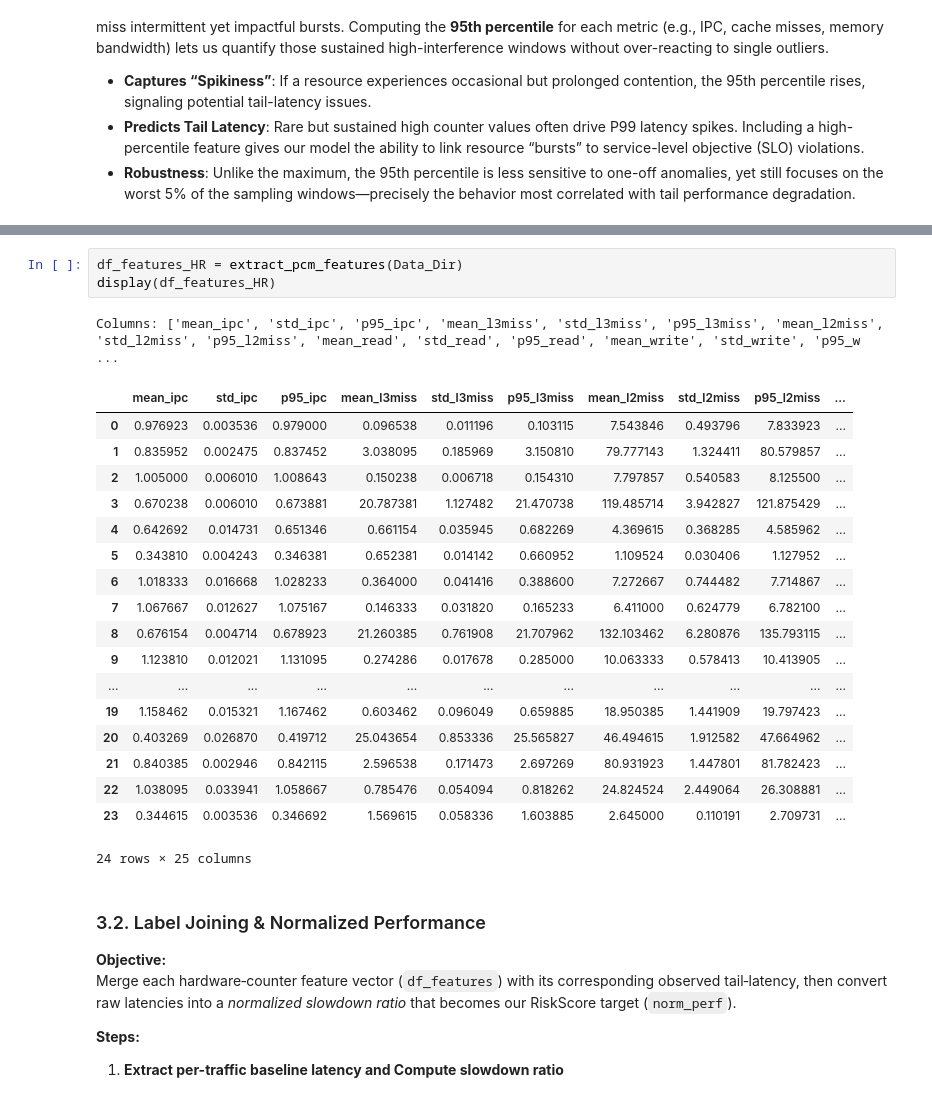
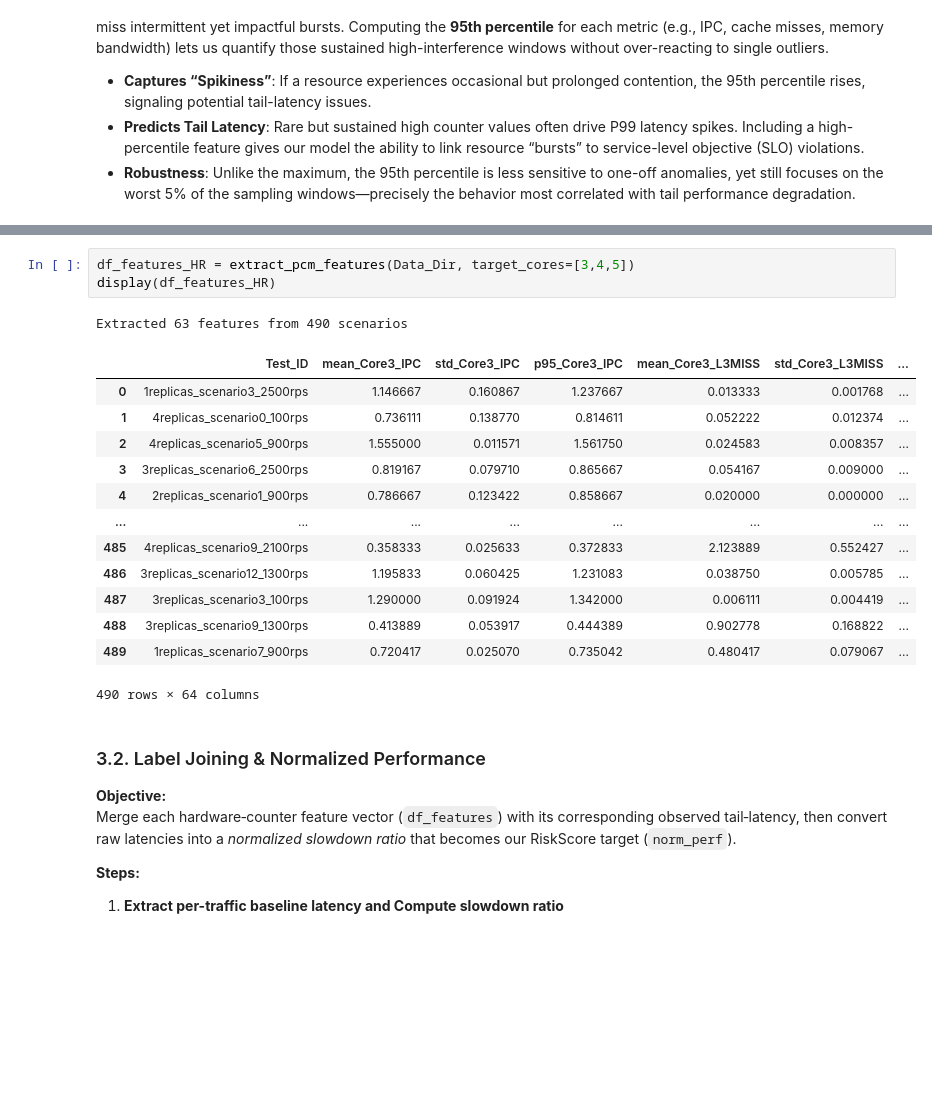
Before and after one commit to georgakopoulosgeo/Interference_Thesis_NTUA, a Jupyter notebook: profiling/slowdown_predictor.ipynb, the cells around one changed output, grey strips where cells are left out. Saved outputs shown, nothing was run; the diff lists cells and outputs as text; blank space fills up the shorter version.

```diff
--- a/profiling/slowdown_predictor.ipynb
+++ b/profiling/slowdown_predictor.ipynb
@@ -588,26 +583,21 @@ def extract_pcm_features(data_dir, window_size=2, stats=('mean','p95','std')):
 # %%
-df_features_HR = extract_pcm_features(Data_Dir)
+df_features_HR = extract_pcm_features(Data_Dir, target_cores=[3,4,5])
 display(df_features_HR)
 # %% [output]
-Columns: ['mean_ipc', 'std_ipc', 'p95_ipc', 'mean_l3miss', 'std_l3miss', 'p95_l3miss', 'mean_l2miss', 'std_l2miss', 'p95_l2miss', 'mean_read', 'std_read', 'p95_read', 'mean_write', 'std_write', 'p95_w ...
+Extracted 63 features from 490 scenarios
-|  | mean_ipc | std_ipc | p95_ipc | mean_l3miss | std_l3miss | p95_l3miss | mean_l2miss | std_l2miss | p95_l2miss | ... |
-| 0 | 0.976923 | 0.003536 | 0.979000 | 0.096538 | 0.011196 | 0.103115 | 7.543846 | 0.493796 | 7.833923 | ... |
-| 1 | 0.835952 | 0.002475 | 0.837452 | 3.038095 | 0.185969 | 3.150810 | 79.777143 | 1.324411 | 80.579857 | ... |
-| 2 | 1.005000 | 0.006010 | 1.008643 | 0.150238 | 0.006718 | 0.154310 | 7.797857 | 0.540583 | 8.125500 | ... |
-| 3 | 0.670238 | 0.006010 | 0.673881 | 20.787381 | 1.127482 | 21.470738 | 119.485714 | 3.942827 | 121.875429 | ... |
-| 4 | 0.642692 | 0.014731 | 0.651346 | 0.661154 | 0.035945 | 0.682269 | 4.369615 | 0.368285 | 4.585962 | ... |
-| 5 | 0.343810 | 0.004243 | 0.346381 | 0.652381 | 0.014142 | 0.660952 | 1.109524 | 0.030406 | 1.127952 | ... |
-| 6 | 1.018333 | 0.016668 | 1.028233 | 0.364000 | 0.041416 | 0.388600 | 7.272667 | 0.744482 | 7.714867 | ... |
-| 7 | 1.067667 | 0.012627 | 1.075167 | 0.146333 | 0.031820 | 0.165233 | 6.411000 | 0.624779 | 6.782100 | ... |
-| 8 | 0.676154 | 0.004714 | 0.678923 | 21.260385 | 0.761908 | 21.707962 | 132.103462 | 6.280876 | 135.793115 | ... |
-| 9 | 1.123810 | 0.012021 | 1.131095 | 0.274286 | 0.017678 | 0.285000 | 10.063333 | 0.578413 | 10.413905 | ... |
-| ... | ... | ... | ... | ... | ... | ... | ... | ... | ... | ... |
-| 19 | 1.158462 | 0.015321 | 1.167462 | 0.603462 | 0.096049 | 0.659885 | 18.950385 | 1.441909 | 19.797423 | ... |
-| 20 | 0.403269 | 0.026870 | 0.419712 | 25.043654 | 0.853336 | 25.565827 | 46.494615 | 1.912582 | 47.664962 | ... |
-| 21 | 0.840385 | 0.002946 | 0.842115 | 2.596538 | 0.171473 | 2.697269 | 80.931923 | 1.447801 | 81.782423 | ... |
-| 22 | 1.038095 | 0.033941 | 1.058667 | 0.785476 | 0.054094 | 0.818262 | 24.824524 | 2.449064 | 26.308881 | ... |
-| 23 | 0.344615 | 0.003536 | 0.346692 | 1.569615 | 0.058336 | 1.603885 | 2.645000 | 0.110191 | 2.709731 | ... |
+|  | Test_ID | mean_Core3_IPC | std_Core3_IPC | p95_Core3_IPC | mean_Core3_L3MISS | std_Core3_L3MISS | ... |
+| 0 | 1replicas_scenario3_2500rps | 1.146667 | 0.160867 | 1.237667 | 0.013333 | 0.001768 | ... |
+| 1 | 4replicas_scenario0_100rps | 0.736111 | 0.138770 | 0.814611 | 0.052222 | 0.012374 | ... |
+| 2 | 4replicas_scenario5_900rps | 1.555000 | 0.011571 | 1.561750 | 0.024583 | 0.008357 | ... |
+| 3 | 3replicas_scenario6_2500rps | 0.819167 | 0.079710 | 0.865667 | 0.054167 | 0.009000 | ... |
+| 4 | 2replicas_scenario1_900rps | 0.786667 | 0.123422 | 0.858667 | 0.020000 | 0.000000 | ... |
+| ... | ... | ... | ... | ... | ... | ... | ... |
+| 485 | 4replicas_scenario9_2100rps | 0.358333 | 0.025633 | 0.372833 | 2.123889 | 0.552427 | ... |
+| 486 | 3replicas_scenario12_1300rps | 1.195833 | 0.060425 | 1.231083 | 0.038750 | 0.005785 | ... |
+| 487 | 3replicas_scenario3_100rps | 1.290000 | 0.091924 | 1.342000 | 0.006111 | 0.004419 | ... |
+| 488 | 3replicas_scenario9_1300rps | 0.413889 | 0.053917 | 0.444389 | 0.902778 | 0.168822 | ... |
+| 489 | 1replicas_scenario7_900rps | 0.720417 | 0.025070 | 0.735042 | 0.480417 | 0.079067 | ... |
-24 rows × 25 columns
+490 rows × 64 columns
 # %% [markdown]
 ### 3.2. Label Joining & Normalized Performance
 
```
Also changed, not shown: parts of 10 cells of this notebook.
